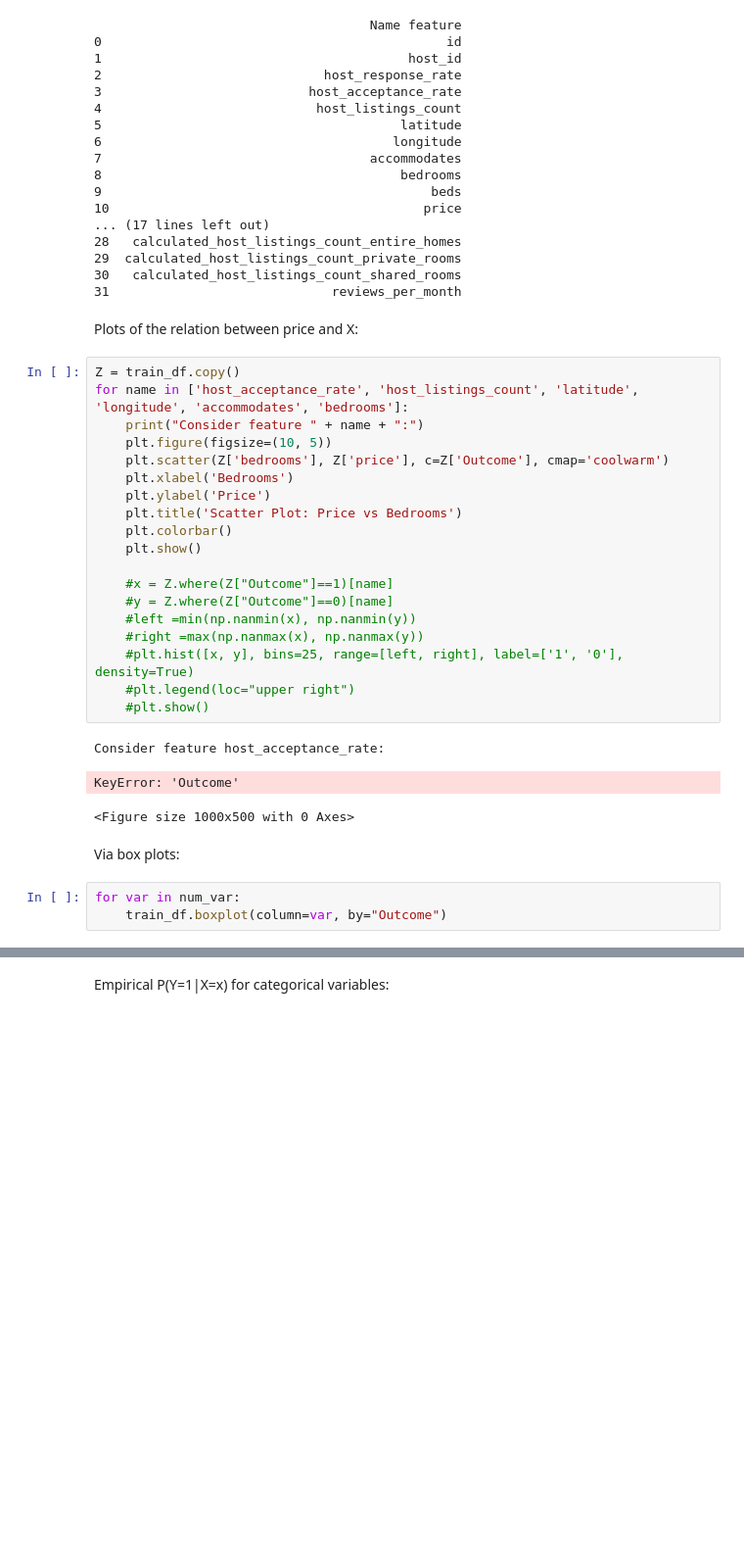
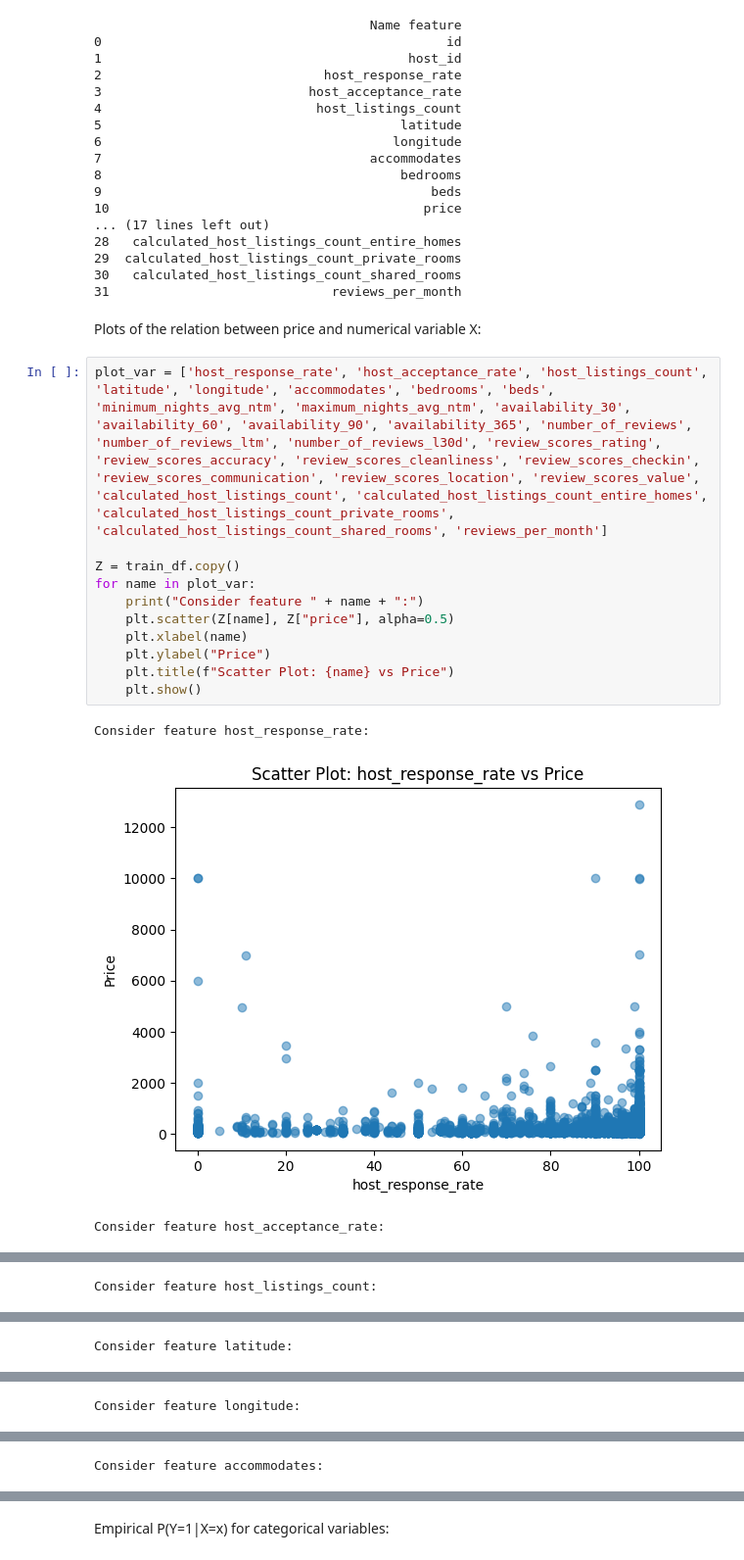
Before and after one commit to jaspersprakel/queueing_book, a Jupyter notebook: notebooks/emas_case1.ipynb, the cells around one changed output, grey strips where cells are left out. Shown at 98% size. Saved outputs shown, nothing was run; the diff lists cells and outputs as text; blank space fills up the shorter version.

```diff
--- a/notebooks/emas_case1.ipynb
+++ b/notebooks/emas_case1.ipynb
@@ -337,32 +349,19 @@ print(pd.DataFrame(num_var, columns=["Name feature"]))
 30   calculated_host_listings_count_shared_rooms
 31                             reviews_per_month
 # %% [markdown]
-Plots of the relation between price and X:
+Plots of the relation between price and numerical variable X:
-# %%
-Z = train_df.copy()
-for name in ['host_acceptance_rate', 'host_listings_count', 'latitude', 'longitude', 'accommodates', 'bedrooms']:
-    print("Consider feature " + name + ":")
-    plt.figure(figsize=(10, 5))
-    plt.scatter(Z['bedrooms'], Z['price'], c=Z['Outcome'], cmap='coolwarm')
-    plt.xlabel('Bedrooms')
-    plt.ylabel('Price')
-    plt.title('Scatter Plot: Price vs Bedrooms')
-    plt.colorbar()
-    plt.show()
-
-    #x = Z.where(Z["Outcome"]==1)[name]
-    #y = Z.where(Z["Outcome"]==0)[name]
-    #left =min(np.nanmin(x), np.nanmin(y))
-    #right =max(np.nanmax(x), np.nanmax(y))
-    #plt.hist([x, y], bins=25, range=[left, right], label=['1', '0'], density=True)
-    #plt.legend(loc="upper right")
-    #plt.show()
-# %% [output]
-Consider feature host_acceptance_rate:
-KeyError: 'Outcome'
-<Figure size 1000x500 with 0 Axes>
-# %% [markdown]
-Via box plots:
-# %%
-for var in num_var:
-    train_df.boxplot(column=var, by="Outcome")
+# %%
+plot_var = ['host_response_rate', 'host_acceptance_rate', 'host_listings_count', 'latitude', 'longitude', 'accommodates', 'bedrooms', 'beds', 'minimum_nights_avg_ntm', 'maximum_nights_avg_ntm', 'availability_30', 'availability_60', 'availability_90', 'availability_365', 'number_of_reviews', 'number_of_reviews_ltm', 'number_of_reviews_l30d', 'review_scores_rating', 'review_scores_accuracy', 'review_scores_cleanliness', 'review_scores_checkin', 'review_scores_communication', 'review_scores_location', 'review_scores_value', 'calculated_host_listings_count', 'calculated_host_listings_count_entire_homes', 'calculated_host_listings_count_private_rooms', 'calculated_host_listings_count_shared_rooms', 'reviews_per_month']
+
+Z = train_df.copy()
+for name in plot_var:
+    print("Consider feature " + name + ":")
+    plt.scatter(Z[name], Z["price"], alpha=0.5)
+    plt.xlabel(name)
+    plt.ylabel("Price")
+    plt.title(f"Scatter Plot: {name} vs Price")
+    plt.show()
+# %% [output]
+Consider feature host_response_rate:
+[figure, added]
+Consider feature host_acceptance_rate:
@@ -368,0 +369 @@ for var in num_var:
+Consider feature host_listings_count:
@@ -368,0 +371 @@ for var in num_var:
+Consider feature latitude:
@@ -368,0 +373 @@ for var in num_var:
+Consider feature longitude:
@@ -368,0 +375 @@ for var in num_var:
+Consider feature accommodates:
```
Also changed, not shown: parts of 8 cells of this notebook.
